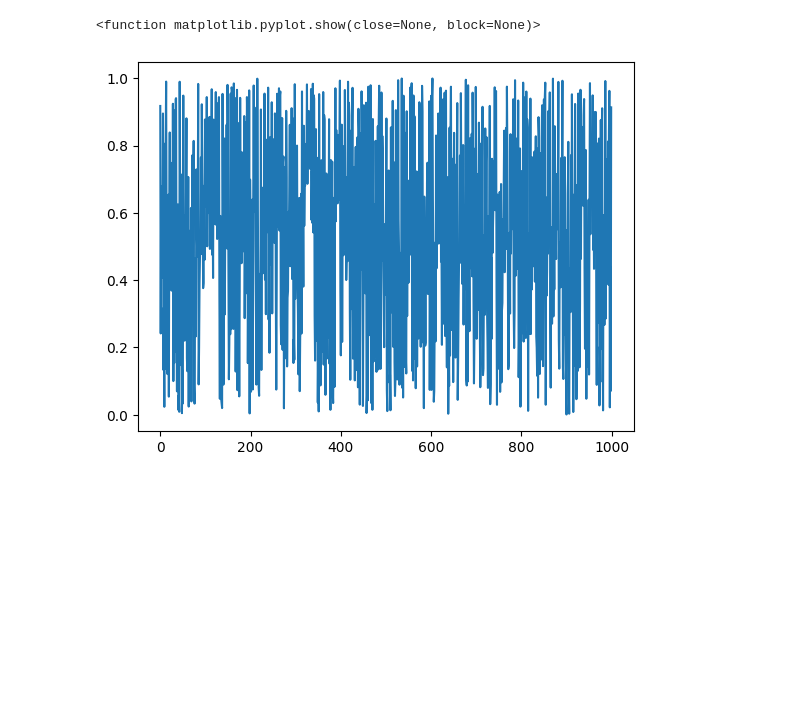
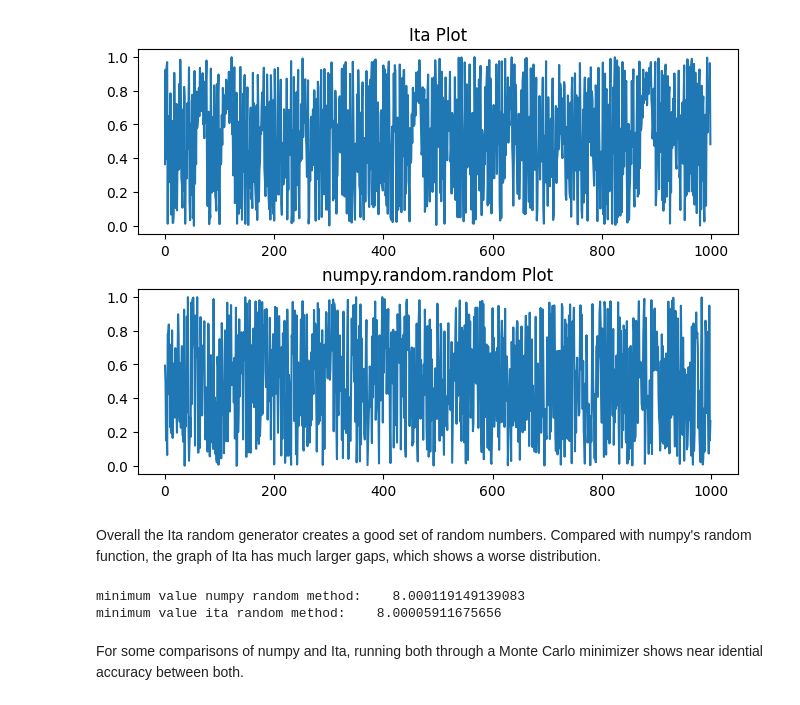
Before and after one commit to Azegon/ComputationalPhysics300, a Jupyter notebook: Projects/ItaV2.ipynb, the cells around one changed output. Cells and saved outputs as stored; diff of their text form; code cells hidden in the pictures; blank space fills up the shorter version.

```diff
--- a/Projects/ItaV2.ipynb
+++ b/Projects/ItaV2.ipynb
@@ -29,34 +41,75 @@ def Itamaraca(N = 1):
     #case for single number
     if N  == 1:
         p = np.absolute((snlist[2]-snlist[1])+(snlist[1]-snlist[0]))
         #needs square root of number between 1<x<4
         #used pi for the squareroot variable
         FN = int(np.absolute(m-(p*np.sqrt(3.1459))))
         return FN/m
 
     #case for list of numbers
     elif N > 1:
         p = 0
         FN = 0
         results = []
         for i in range(N):
             p = np.absolute((snlist[2]-snlist[1])+(snlist[1]-snlist[0]))
             #needs square root of number between 1<x<4
             FN = int(np.absolute(m-(p*np.sqrt(3.1459))))
             #dividing FN/n gives you a float ranging from 0 < x < 1
             results.append(FN/m)
             #adds FN to newest sn number, then pops oldest number
             snlist.append(FN)
             snlist.pop(0)
         return results
     #error case
     else:
         print("ERROR: N < 0, Has to be greater than 1")
 
 results = Itamaraca(1000)
+results2 = np.random.random(1000)
 x = range(len(results))
-plt.plot(x, results)
-plt.show
+
+fig, axs = plt.subplots(2, 1, constrained_layout=True)
+axs[0].plot(x, results)
+axs[0].set_title("Ita Plot")
+
+axs[1].plot(x, results2)
+axs[1].set_title("numpy.random.random Plot")
+plt.show()
 # %% [output]
-<function matplotlib.pyplot.show(close=None, block=None)>
-[figure, old version]
+[figure, new version]
+# %% [markdown]
+Overall the Ita random generator creates a good set of random numbers. Compared with numpy's random function, the graph of Ita has much larger gaps, which shows a worse distribution.
+# %%
+#random search
+def ranSearch(N):
+    minimum = f(3)
+
+    for i in range(N):
+        #range from 1 to 3
+        x = 1+(2*np.random.random())
+        if f(x) < minimum:
+               minimum = f(x)
+
+    return minimum
+
+def itaSearch(N):
+    minimum = f(3)
+    numbers = Itamaraca(N)
+    for i in range(N):
+        #range from 1 to 3
+        x = 1+(2*numbers[i])
+        if f(x) < minimum:
+               minimum = f(x)
+
+    return minimum
+
+f = lambda x: x**3+4*x**2+3*x
+
+print('minimum value numpy random method:   ', ranSearch(100000))
+print('minimum value ita random method:   ', itaSearch(100000))
+# %% [output]
+minimum value numpy random method:    8.000119149139083
+minimum value ita random method:    8.00005911675656
+# %% [markdown]
+For some comparisons of numpy and Ita, running both through a Monte Carlo minimizer shows near idential accuracy between both.
```
Also changed, not shown: parts of 1 cell of this notebook.
